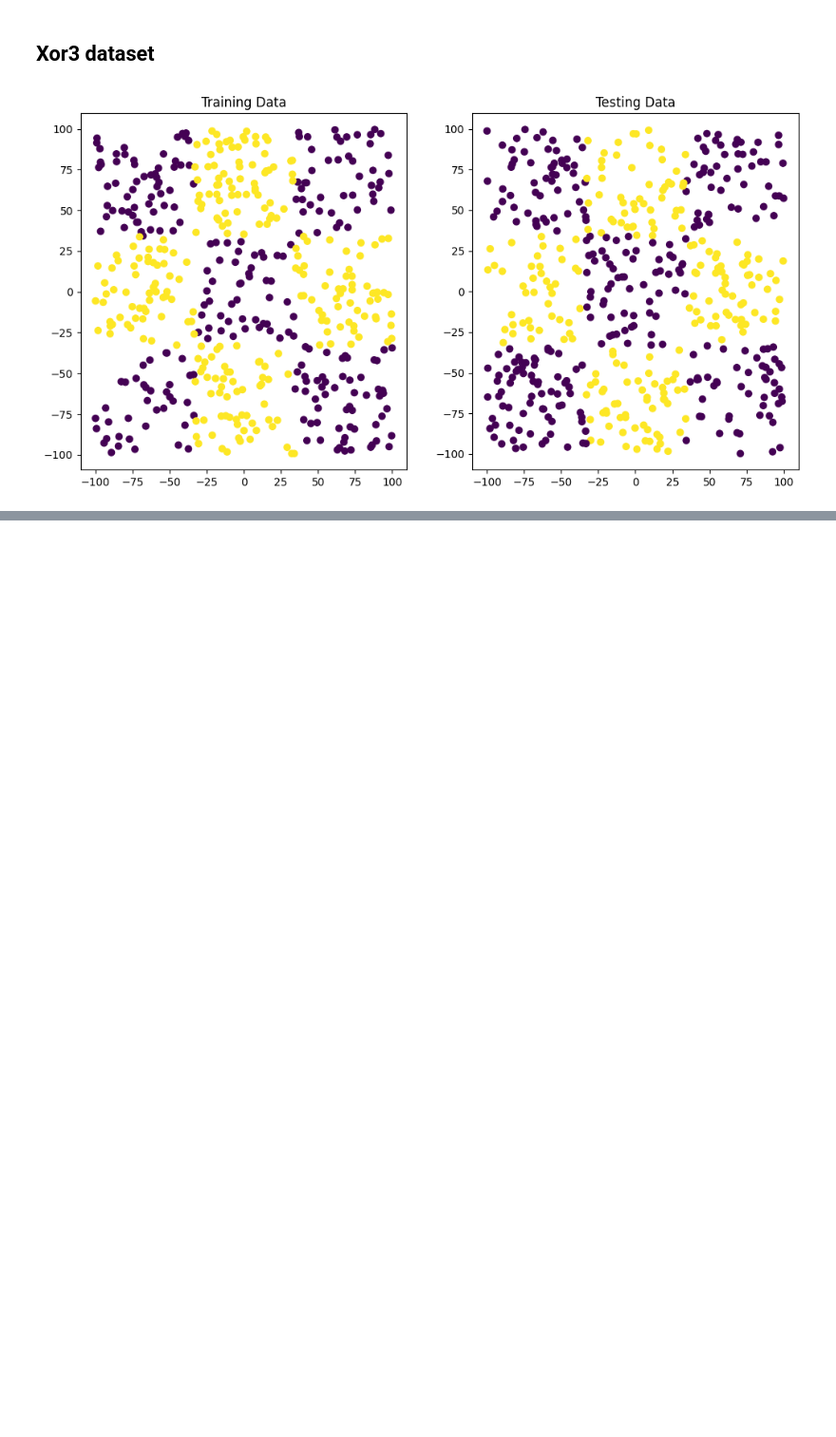
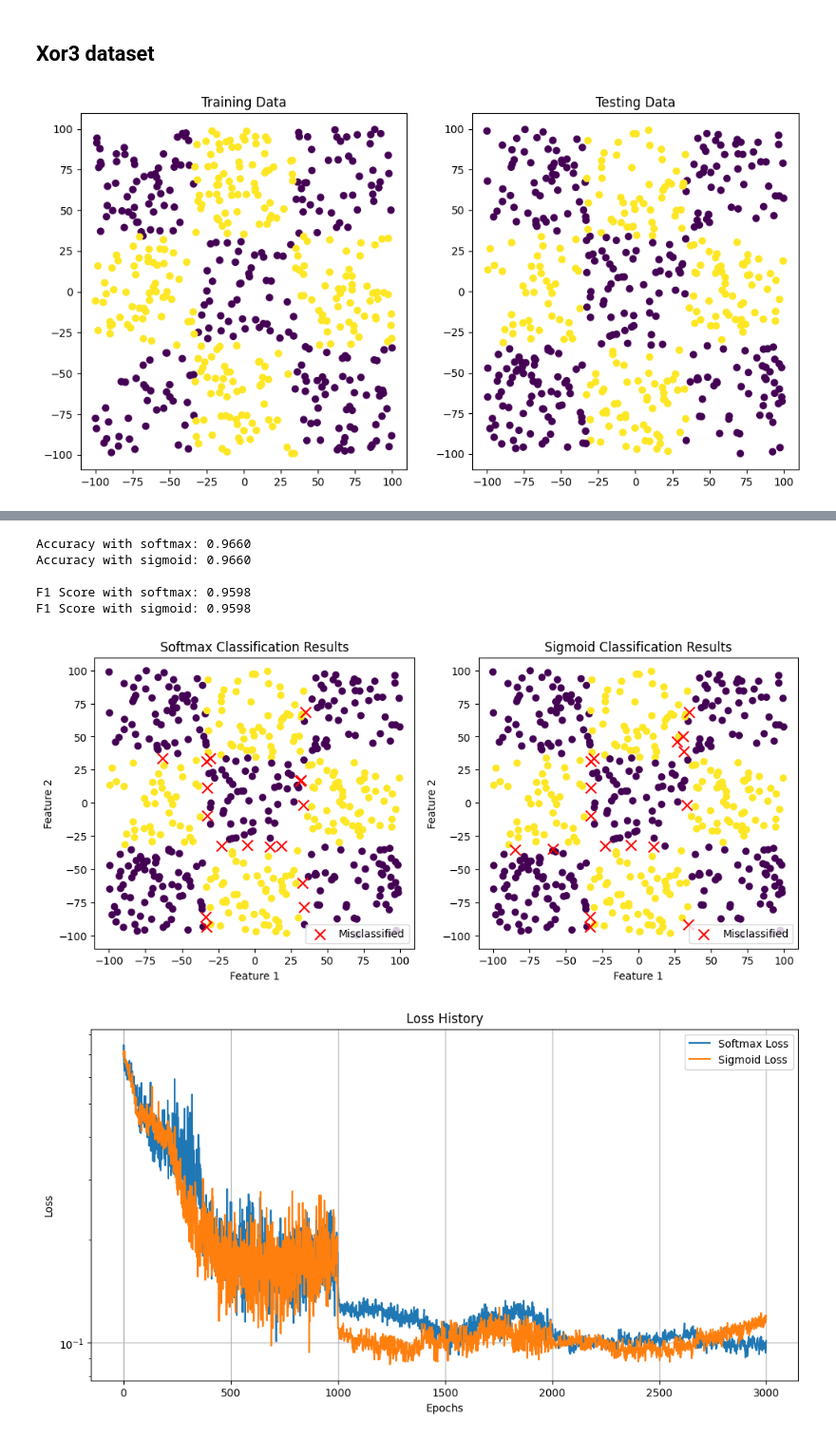
Before and after one commit to wojcikbart/NeuralNetworks, a Jupyter notebook: nn4/nn4.ipynb, the cells around one changed output, grey strips where cells are left out. Shown at 95% size. Drawn from its saved outputs; the diff is of its cells as text; code cells hidden in the pictures; blank space fills up the shorter version.

```diff
--- a/nn4/nn4.ipynb
+++ b/nn4/nn4.ipynb
@@ -194,4 +273,14 @@ nn_xor3.train(learning_rate=0.001, epochs=int(1e3), validation_data=(X_xor3_test
                         optimization='rmsprop', momentum=0.7, stop_condition=0.01, report_interval=10)
 nn_xor3.train(learning_rate=0.0005, epochs=int(1e3), validation_data=(X_xor3_test, y_xor3_test), mini_batch=True, batch_size=4,
                         optimization='rmsprop', momentum=0.7, stop_condition=0.01, report_interval=10)
+
+nn_xor3_sigmoid = NeuralNetwork(X_xor3_train, y_xor3_train, [input_size, 32, 32, output_size],
+                            activation_fun='sigmoid', output_activation='sigmoid', loss_fun='crossentropy')
+
+nn_xor3_sigmoid.train(learning_rate=0.01, epochs=int(1e3), validation_data=(X_xor3_test, y_xor3_test), mini_batch=True, batch_size=4,
+                        optimization='rmsprop', momentum=0.7, stop_condition=0.01, report_interval=10)
+nn_xor3_sigmoid.train(learning_rate=0.001, epochs=int(1e3), validation_data=(X_xor3_test, y_xor3_test), mini_batch=True, batch_size=4,
+                        optimization='rmsprop', momentum=0.7, stop_condition=0.01, report_interval=10)
+nn_xor3_sigmoid.train(learning_rate=0.0005, epochs=int(1e3), validation_data=(X_xor3_test, y_xor3_test), mini_batch=True, batch_size=4,
+                        optimization='rmsprop', momentum=0.7, stop_condition=0.01, report_interval=10)
 # %% [output]
@@ -231,0 +291,43 @@ F1 Score: 0.9736
+# %%
+y_xor3_pred = nn_xor3.predict(X_xor3_test)
+y_xor3_pred = np.argmax(y_xor3_pred, axis=1).reshape(-1, 1)
+y_xor3_pred_sigmoid = nn_xor3_sigmoid.predict(X_xor3_test)
+y_xor3_pred_sigmoid = np.argmax(y_xor3_pred_sigmoid, axis=1).reshape(-1, 1)
+
+accuracy = accuracy_score(y_xor3_test, y_xor3_pred)
+accuracy_sigmoid = accuracy_score(y_xor3_test, y_xor3_pred_sigmoid)
+print(f'Accuracy with softmax: {accuracy:.4f}')
+print(f'Accuracy with sigmoid: {accuracy_sigmoid:.4f}')
+print("")
+
+f1 = f1_score(y_xor3_test, y_xor3_pred, average='binary')
+f1_sigmoid = f1_score(y_xor3_test, y_xor3_pred_sigmoid, average='binary')
+print(f'F1 Score with softmax: {f1:.4f}')
+print(f'F1 Score with sigmoid: {f1_sigmoid:.4f}')
+
+plt.figure(figsize=(12, 5))
+plt.subplot(1, 2, 1)
+plot_classification_results(X_xor3_test, y_xor3_test, y_xor3_pred, title='Softmax Classification Results')
+plt.subplot(1, 2, 2)
+plot_classification_results(X_xor3_test, y_xor3_test, y_xor3_pred_sigmoid, title='Sigmoid Classification Results')
+
+loss = nn_xor3.model_history()
+loss_sigmoid = nn_xor3_sigmoid.model_history()
+plt.figure(figsize=(12, 6))
+plt.plot(loss, label='Softmax Loss')
+plt.plot(loss_sigmoid, label='Sigmoid Loss')
+plt.yscale('log')
+plt.title('Loss History')
+plt.xlabel('Epochs')
+plt.ylabel('Loss')
+plt.legend()
+plt.grid()
+plt.show()
+# %% [output]
+Accuracy with softmax: 0.9660
+Accuracy with sigmoid: 0.9660
+
+F1 Score with softmax: 0.9598
+F1 Score with sigmoid: 0.9598
+[figure, added]
+[figure, added]
```
Also changed, not shown: parts of 10 cells of this notebook, 1 other file.
